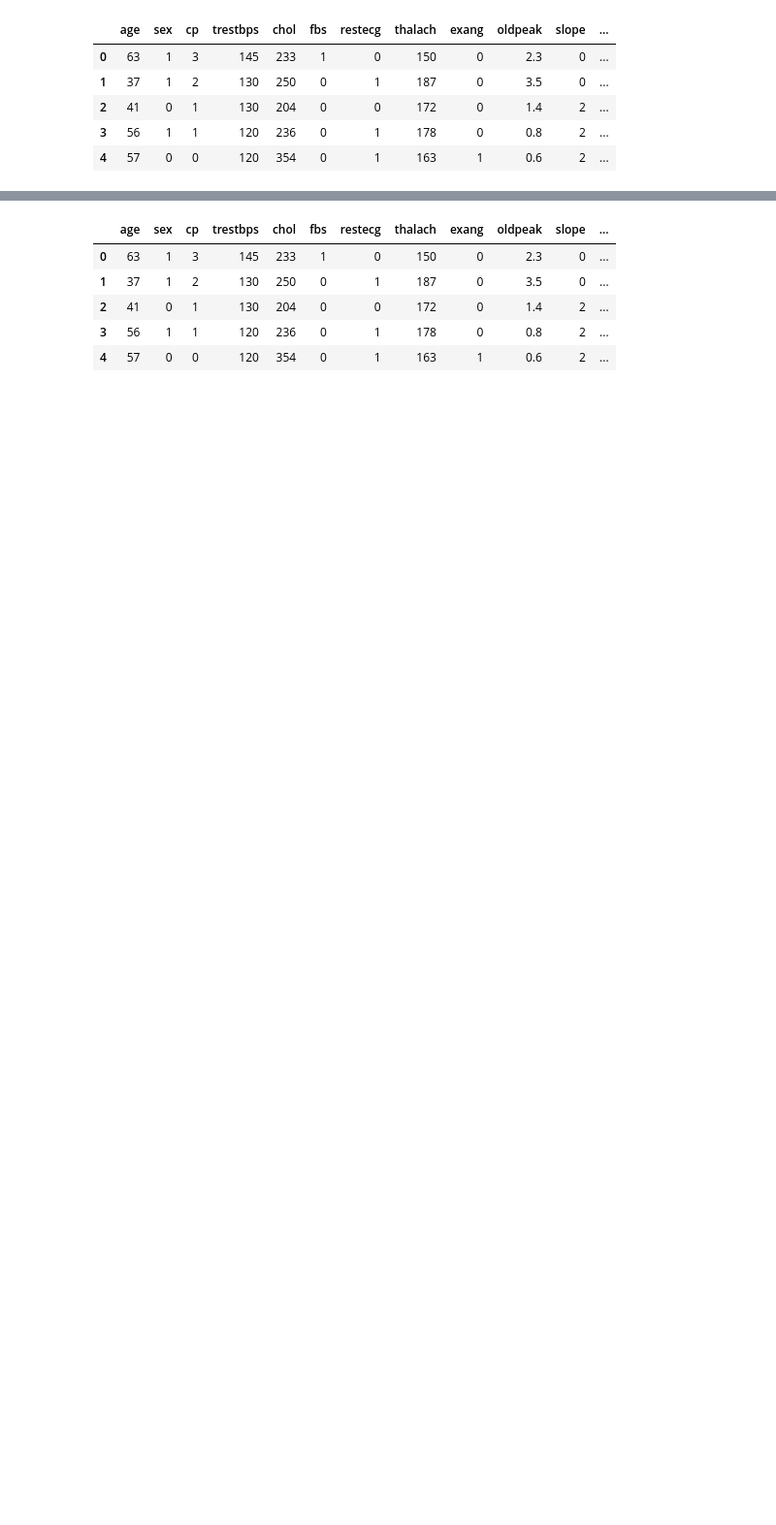
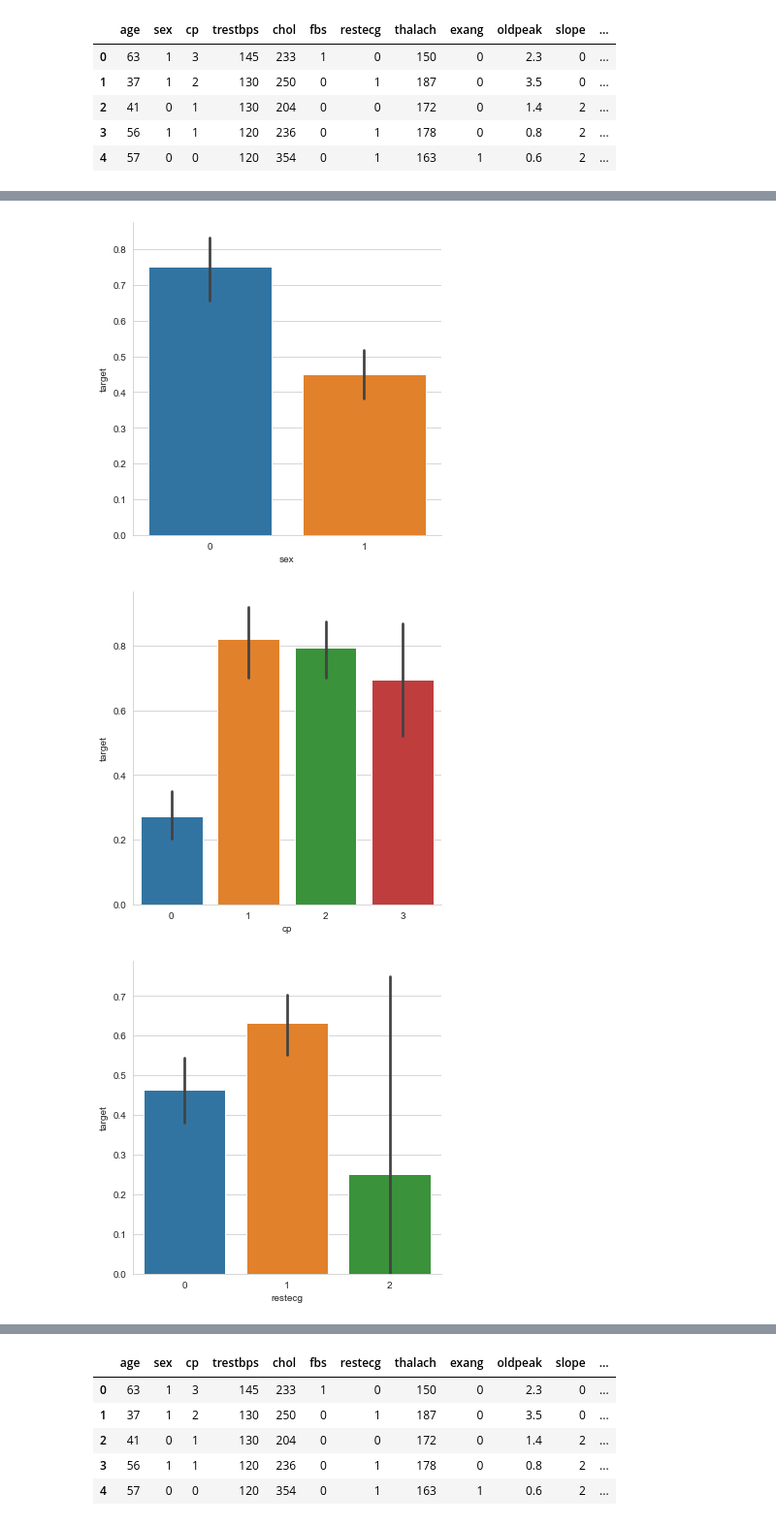
Before and after one commit to tabers77/Machine-Learning-Projects, a Jupyter notebook: Auto-encoders for classification /Auto-encoders for classification .ipynb, the cells around one changed output, grey strips where cells are left out. Shown at 97% size. Drawn from its saved outputs; the diff is of its cells as text; code cells hidden in the pictures; blank space fills up the shorter version.

```diff
--- a/Auto-encoders for classification /Auto-encoders for classification .ipynb
+++ b/Auto-encoders for classification /Auto-encoders for classification .ipynb
@@ -57,0 +135,9 @@ check for imbalanced data set , use precision and recall , data undersampleing
+# %%
+#Categorical Variables : Catplot
+for cols in cat_col:
+    if cols!='target':
+        sns.catplot(x=cols,y='target',kind='bar',data=df)
+# %% [output]
+[figure, added]
+[figure, added]
+[figure, added]
```
Also changed, not shown: parts of 152 cells of this notebook, 4 other files.
